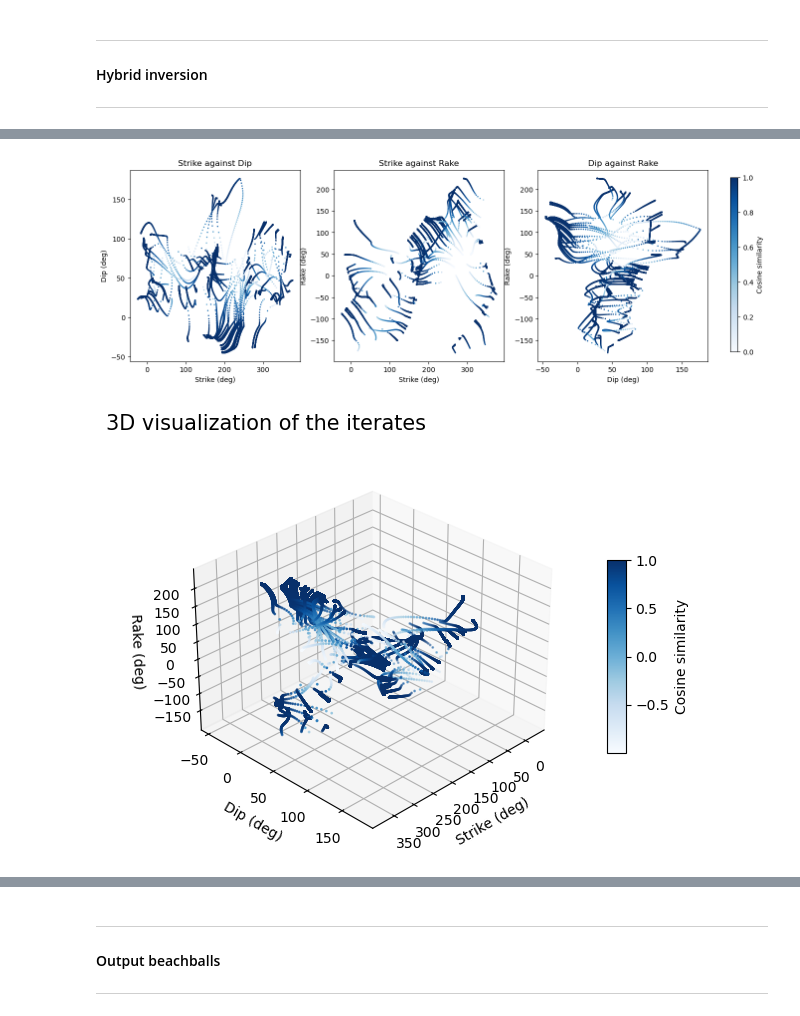
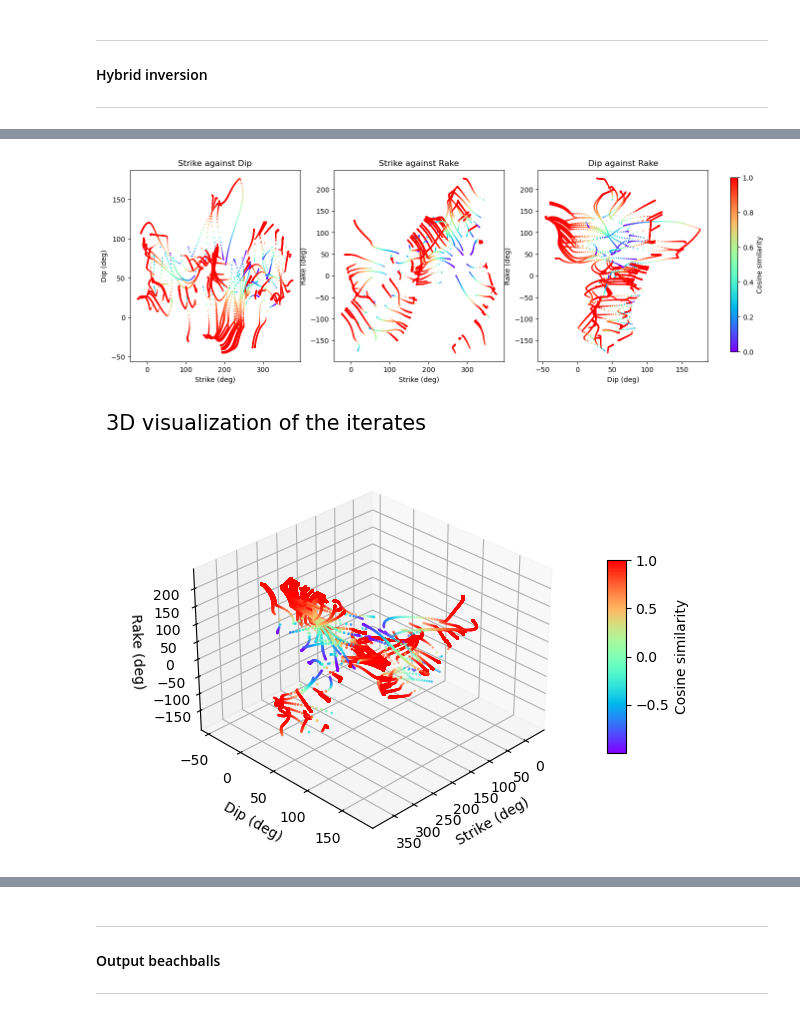
Before and after one commit to victoragaba/SURG-Mars, a Jupyter notebook: src/testing.ipynb, the cells around one changed output, grey strips where cells are left out. Drawn from its saved outputs; the diff is of its cells as text; code cells hidden in the pictures.

```diff
--- a/src/testing.ipynb
+++ b/src/testing.ipynb
@@ -109,7 +126,7 @@ Convergence rate: 94%
 # %%
 # plot the iterates
-inv_model.plot_iterates_2D(cmap='Blues', s=1)
-inv_model.plot_iterates_3D(elev=30, azim=45, cmap='Blues', s=1)
+inv_model.plot_iterates_2D(cmap='rainbow', s=1)
+inv_model.plot_iterates_3D(elev=30, azim=45, cmap='rainbow', s=1)
 # %% [output]
-[figure, old version]
+[figure, new version]
-[figure, old version]
+[figure, new version]
```
Also changed, not shown: parts of 4 cells of this notebook.
